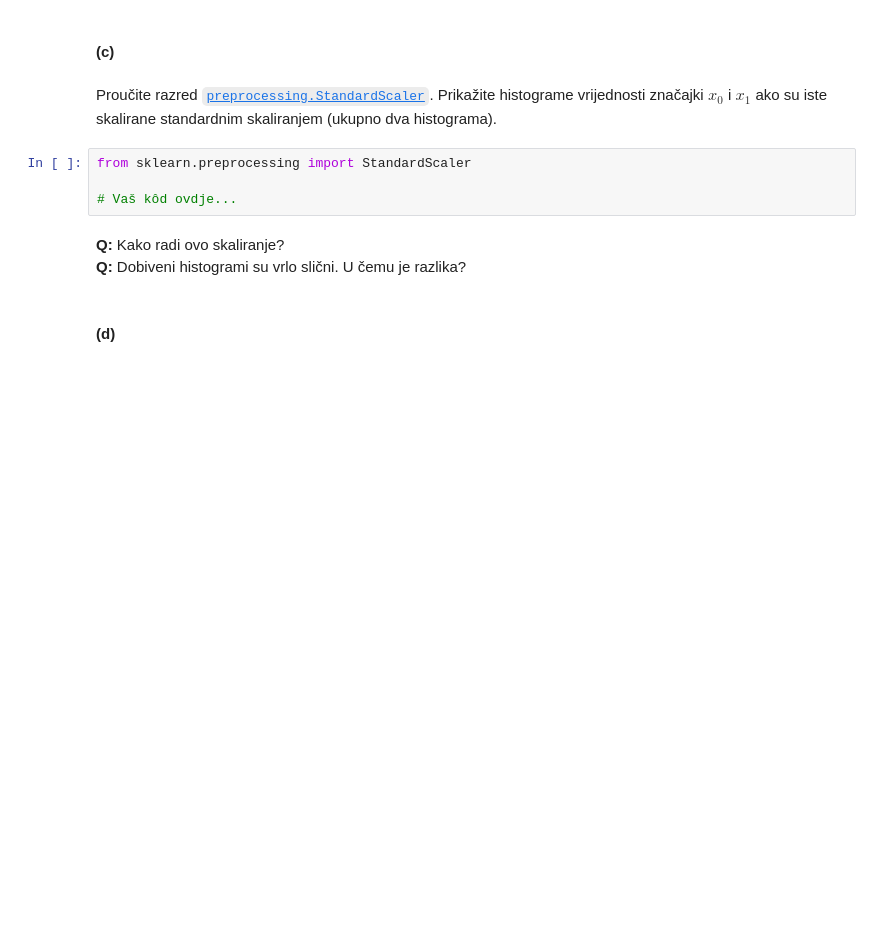
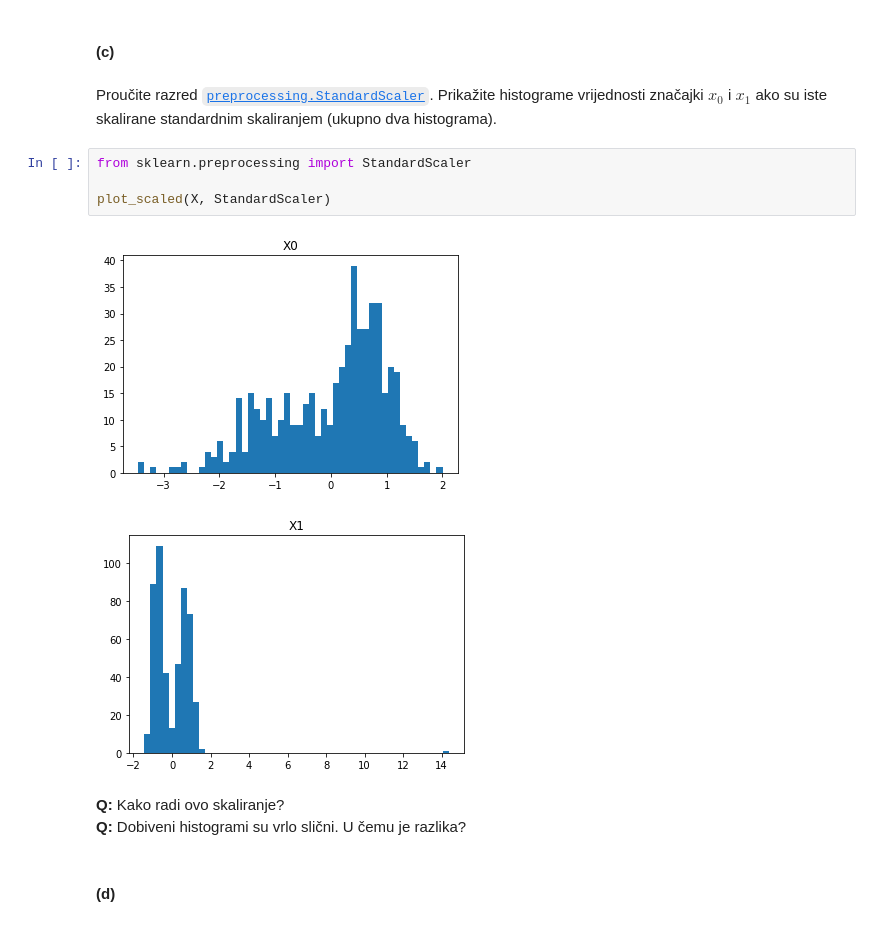
Before and after one commit to mateoim/su-lab-20-21, a Jupyter notebook: lab03/SU-2020-LAB03-0036509386.ipynb, the cells around one changed output. Cells and saved outputs as stored; diff of their text form; blank space fills up the shorter version.

```diff
--- a/lab03/SU-2020-LAB03-0036509386.ipynb
+++ b/lab03/SU-2020-LAB03-0036509386.ipynb
@@ -347,7 +366,10 @@ Proučite razred [`preprocessing.StandardScaler`](http://scikit-learn.org/stable
 # %%
 from sklearn.preprocessing import StandardScaler
 
-# Vaš kôd ovdje...
+plot_scaled(X, StandardScaler)
+# %% [output]
+[figure, added]
+[figure, added]
 # %% [markdown]
 **Q:** Kako radi ovo skaliranje? <br>
 **Q:** Dobiveni histogrami su vrlo slični. U čemu je razlika? <br>
```
Also changed, not shown: parts of 5 cells of this notebook.
